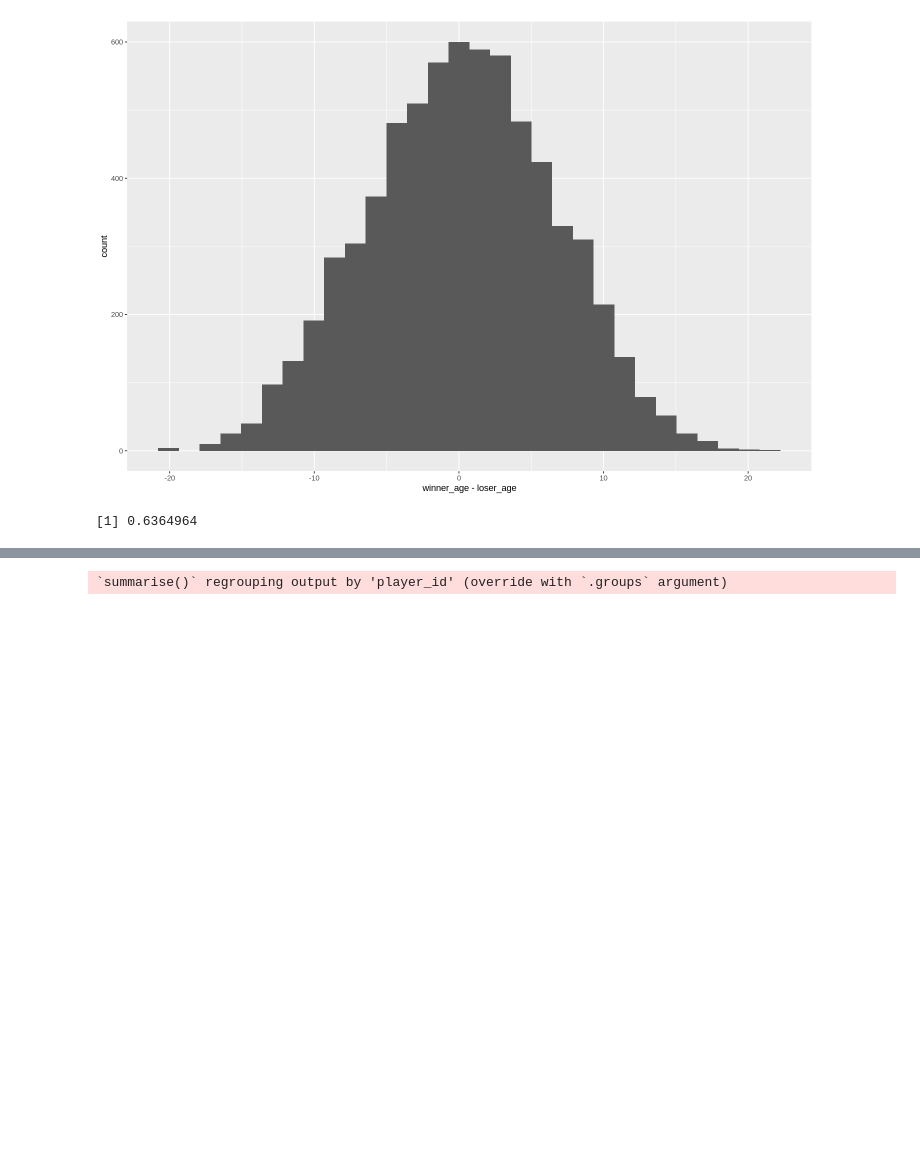
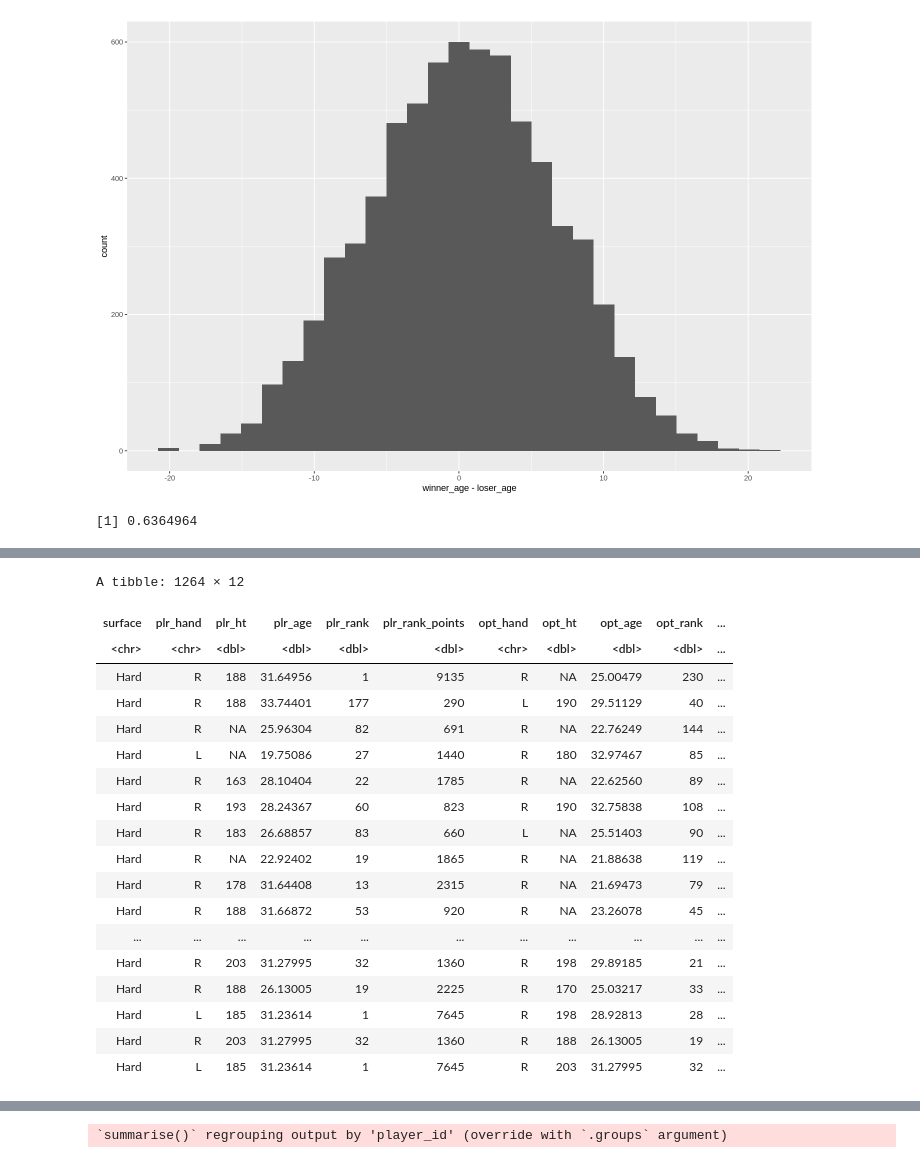
Before and after one commit to SimonYYL/DSCI_100_group19_group_project, a Jupyter notebook: project_proposal_draft.ipynb, the cells around one changed output, grey strips where cells are left out. Saved outputs shown, nothing was run; the diff lists cells and outputs as text; code cells hidden in the pictures; blank space fills up the shorter version.

Commit message:
Create combined dataset with win labels

```diff
--- a/project_proposal_draft.ipynb
+++ b/project_proposal_draft.ipynb
@@ -109,0 +130,37 @@ hi_rank_pct
+# %%
+gs_winners <- atp_data_frame %>%
+    filter(tourney_level == "G") %>%
+    select(surface,
+           plr_hand = winner_hand, plr_ht = winner_ht, plr_age = winner_age, plr_rank = winner_rank, plr_rank_points = winner_rank_points,
+           opt_hand = loser_hand,  opt_ht = loser_ht,  opt_age = loser_age,  opt_rank =  loser_rank, opt_rank_points = loser_rank_points) %>%
+    mutate(win = 1)
+
+gs_losers <- atp_data_frame %>%
+    filter(tourney_level == "G") %>%
+    select(surface,
+           plr_hand =  loser_hand, plr_ht =  loser_ht, plr_age =  loser_age, plr_rank =  loser_rank, plr_rank_points =  loser_rank_points,
+           opt_hand = winner_hand, opt_ht = winner_ht, opt_age = winner_age, opt_rank = winner_rank, opt_rank_points = winner_rank_points) %>%
+    mutate(win = 0)
+
+gs_combined <- rbind(gs_winners,gs_losers) %>%
+    arrange(desc())
+# %% [output]
+A tibble: 1264 × 12
+| surface | plr_hand | plr_ht | plr_age | plr_rank | plr_rank_points | opt_hand | opt_ht | opt_age | opt_rank | ... |
+| <chr> | <chr> | <dbl> | <dbl> | <dbl> | <dbl> | <chr> | <dbl> | <dbl> | <dbl> | ... |
+| Hard | R | 188 | 31.64956 | 1 | 9135 | R | NA | 25.00479 | 230 | ... |
+| Hard | R | 188 | 33.74401 | 177 | 290 | L | 190 | 29.51129 | 40 | ... |
+| Hard | R | NA | 25.96304 | 82 | 691 | R | NA | 22.76249 | 144 | ... |
+| Hard | L | NA | 19.75086 | 27 | 1440 | R | 180 | 32.97467 | 85 | ... |
+| Hard | R | 163 | 28.10404 | 22 | 1785 | R | NA | 22.62560 | 89 | ... |
+| Hard | R | 193 | 28.24367 | 60 | 823 | R | 190 | 32.75838 | 108 | ... |
+| Hard | R | 183 | 26.68857 | 83 | 660 | L | NA | 25.51403 | 90 | ... |
+| Hard | R | NA | 22.92402 | 19 | 1865 | R | NA | 21.88638 | 119 | ... |
+| Hard | R | 178 | 31.64408 | 13 | 2315 | R | NA | 21.69473 | 79 | ... |
+| Hard | R | 188 | 31.66872 | 53 | 920 | R | NA | 23.26078 | 45 | ... |
+| ... | ... | ... | ... | ... | ... | ... | ... | ... | ... | ... |
+| Hard | R | 203 | 31.27995 | 32 | 1360 | R | 198 | 29.89185 | 21 | ... |
+| Hard | R | 188 | 26.13005 | 19 | 2225 | R | 170 | 25.03217 | 33 | ... |
+| Hard | L | 185 | 31.23614 | 1 | 7645 | R | 198 | 28.92813 | 28 | ... |
+| Hard | R | 203 | 31.27995 | 32 | 1360 | R | 188 | 26.13005 | 19 | ... |
+| Hard | L | 185 | 31.23614 | 1 | 7645 | R | 203 | 31.27995 | 32 | ... |
```
Also changed, not shown: parts of 5 cells of this notebook.
